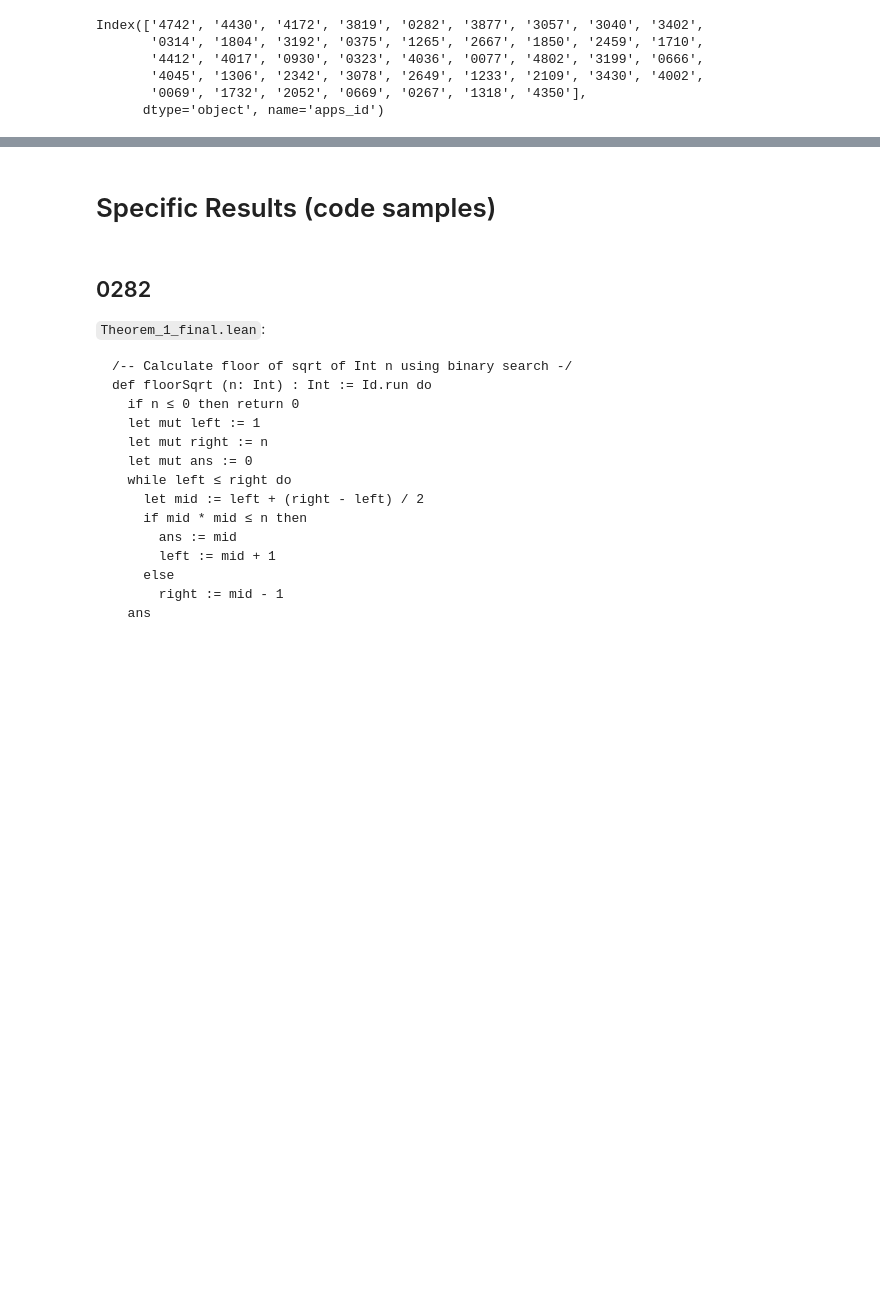
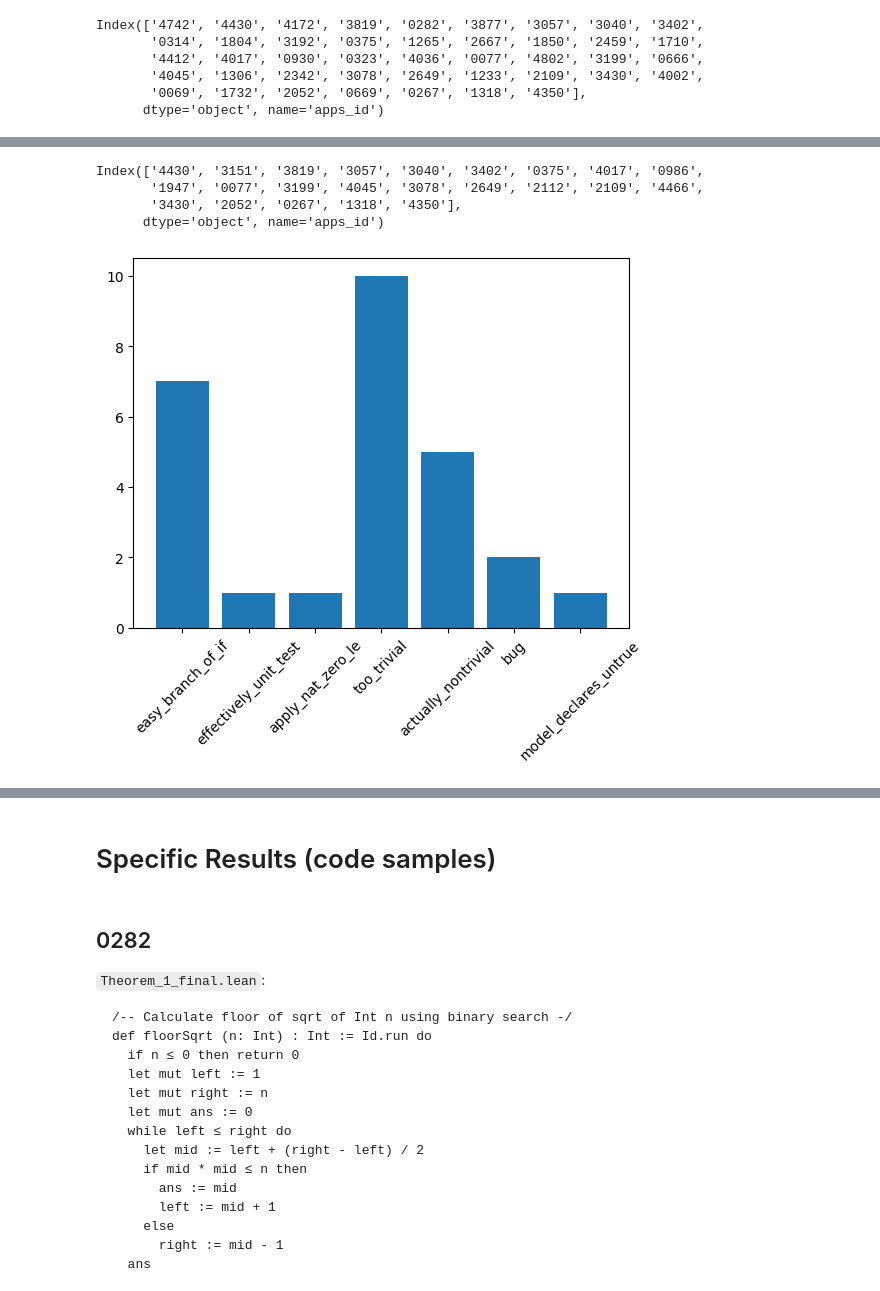
Before and after one commit to quinn-dougherty/fvapps, a Jupyter notebook: src/notebooks/baselines/observability.ipynb, the cells around one changed output, grey strips where cells are left out. Saved outputs shown, nothing was run; the diff lists cells and outputs as text; code cells hidden in the pictures; blank space fills up the shorter version.

```diff
--- a/src/notebooks/baselines/observability.ipynb
+++ b/src/notebooks/baselines/observability.ipynb
@@ -84,0 +159,22 @@ Index(['4742', '4430', '4172', '3819', '0282', '3877', '3057', '3040', '3402',
+# %%
+gemini_wins.index
+# %% [output]
+Index(['4430', '3151', '3819', '3057', '3040', '3402', '0375', '4017', '0986',
+       '1947', '0077', '3199', '4045', '3078', '2649', '2112', '2109', '4466',
+       '3430', '2052', '0267', '1318', '4350'],
+      dtype='object', name='apps_id')
+# %%
+gemini_solns_types = {
+    'easy_branch_of_if': ['4430', '3040', '0375', '3199', '3430', '0267(0)', '1318'],
+    'effectively_unit_test': ['0267'],
+    'apply_nat_zero_le': ['0077'],
+    'too_trivial': ['3151', '3819', '4017', '0986(0)', '0986(1)', '4045', '2649', '2112', '2109', '4350'],
+    'actually_nontrivial': ['3057', '3402', '1947(0)', '3078(0)', '2052'],
+    'bug': ['1947(1)', '4466'],
+    'model_declares_untrue': ['3078(1)']
+}
+# %%
+plt.bar(gemini_solns_types.keys(), [len(v) for v in gemini_solns_types.values()])
+plt.xticks(rotation=45);
+# %% [output]
+[figure, added]
```
Also changed, not shown: parts of 29 cells of this notebook, 11 other files.
